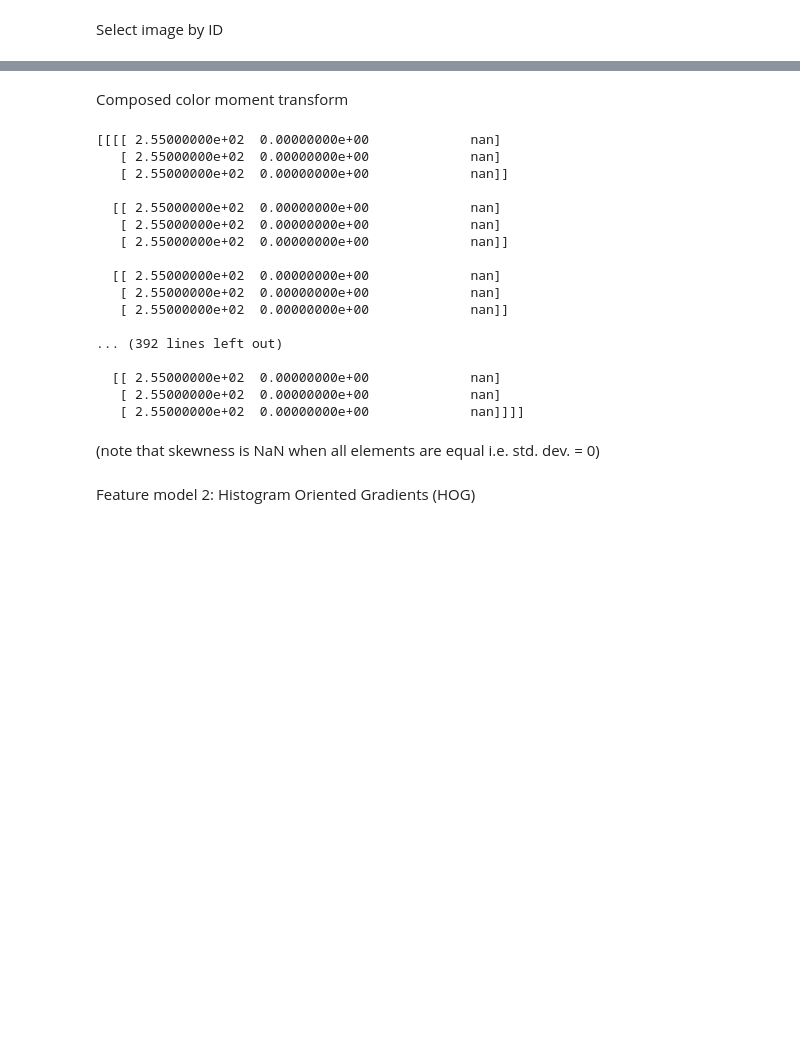
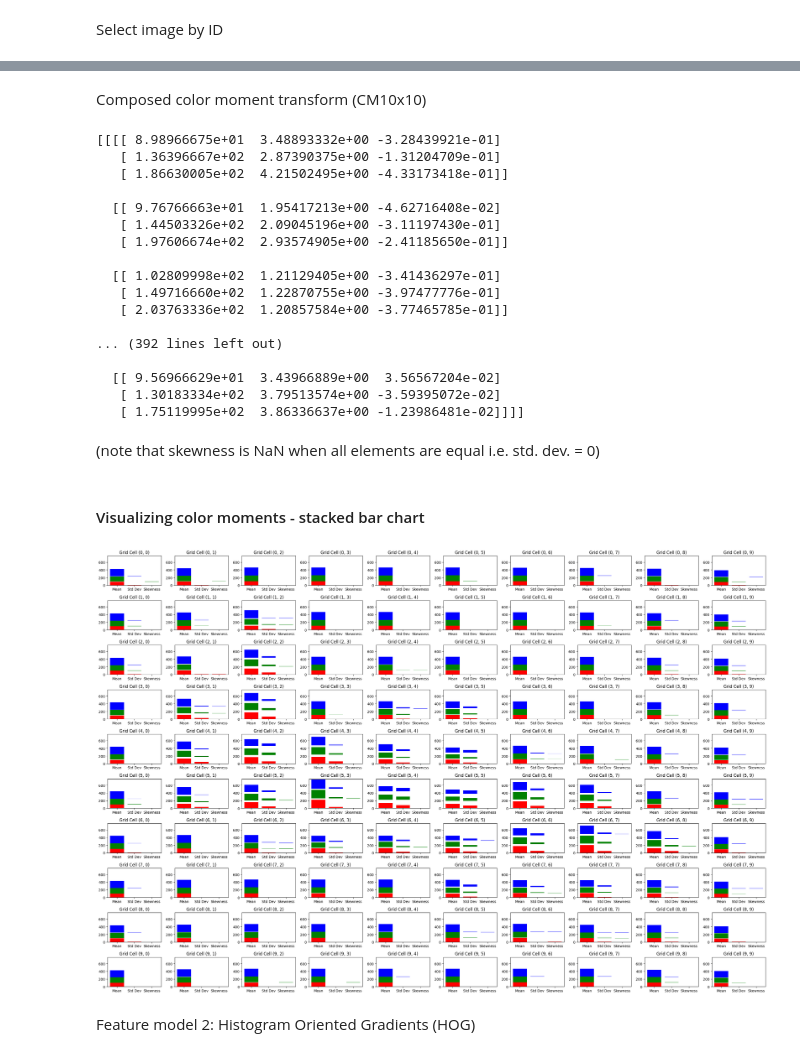
Before and after one commit to 20kaushik02/CSE515_MWDB_Project, a Jupyter notebook: 1.ipynb, the cells around one changed output, grey strips where cells are left out. Saved outputs shown, nothing was run; the diff lists cells and outputs as text; code cells hidden in the pictures; blank space fills up the shorter version.

```diff
--- a/1.ipynb
+++ b/1.ipynb
@@ -93,37 +88,79 @@ def combine_color_moments(grid_color_moments):
 # %% [markdown]
-Composed color moment transform
+Composed color moment transform (CM10x10)
 # %%
 CM_transform = transforms.Compose(
     [
         transforms.Resize((100, 300)),  # resize to H:W=100:300
-        GridPartition(rows=10, cols=10),    # partition into grid of 10 rows, 10 columns as a list
-        compute_color_moments_for_grid, # compute color moments
-        combine_color_moments,  # convert to tensor and resize as needed
+        GridPartition(
+            rows=10, cols=10
+        ),  # partition into grid of 10 rows, 10 columns as a list
+        compute_color_moments_for_grid,
+        combine_color_moments,
     ]
 )
 
-cm_fd = CM_transform(sample_image)
+if np.array(sample_image).shape[2] >= 3:
+    # no color moments for grayscale images
+    cm_fd = CM_transform(sample_image)
+else:
+    cm_fd = torch.zeros((10, 10, 3, 3))
+
 print(np.array(cm_fd))
 # %% [output]
-[[[[ 2.55000000e+02  0.00000000e+00             nan]
-   [ 2.55000000e+02  0.00000000e+00             nan]
-   [ 2.55000000e+02  0.00000000e+00             nan]]
+[[[[ 8.98966675e+01  3.48893332e+00 -3.28439921e-01]
+   [ 1.36396667e+02  2.87390375e+00 -1.31204709e-01]
+   [ 1.86630005e+02  4.21502495e+00 -4.33173418e-01]]
 
-  [[ 2.55000000e+02  0.00000000e+00             nan]
-   [ 2.55000000e+02  0.00000000e+00             nan]
-   [ 2.55000000e+02  0.00000000e+00             nan]]
+  [[ 9.76766663e+01  1.95417213e+00 -4.62716408e-02]
+   [ 1.44503326e+02  2.09045196e+00 -3.11197430e-01]
+   [ 1.97606674e+02  2.93574905e+00 -2.41185650e-01]]
 
-  [[ 2.55000000e+02  0.00000000e+00             nan]
-   [ 2.55000000e+02  0.00000000e+00             nan]
-   [ 2.55000000e+02  0.00000000e+00             nan]]
+  [[ 1.02809998e+02  1.21129405e+00 -3.41436297e-01]
+   [ 1.49716660e+02  1.22870755e+00 -3.97477776e-01]
+   [ 2.03763336e+02  1.20857584e+00 -3.77465785e-01]]
 
 ... (392 lines left out)
 
-  [[ 2.55000000e+02  0.00000000e+00             nan]
-   [ 2.55000000e+02  0.00000000e+00             nan]
-   [ 2.55000000e+02  0.00000000e+00             nan]]]]
+  [[ 9.56966629e+01  3.43966889e+00  3.56567204e-02]
+   [ 1.30183334e+02  3.79513574e+00 -3.59395072e-02]
+   [ 1.75119995e+02  3.86336637e+00 -1.23986481e-02]]]]
 # %% [markdown]
 (note that skewness is NaN when all elements are equal i.e. std. dev. = 0)
+# %% [markdown]
+#### Visualizing color moments - stacked bar chart
+# %%
+# cm_fd should be a NumPy array of shape (M, N, 3, 3), where (M, N) is the grid size
+
+# Define the number of grid cells (M and N)
+M, N = cm_fd.shape[:2]
+
+# Create subplots for each color moment (mean, standard deviation, skewness)
+fig, axes = plt.subplots(M, N, figsize=(27, 18))
+
+# Loop through each grid cell and visualize the color moments as stacked bar charts
+for i in range(M):
+    for j in range(N):
+        moments = cm_fd[i, j]
+        colors = ["red", "green", "blue"]
+
+        for c in range(3):
+            ax = axes[i, j]
+            ax.bar(
+                ["Mean", "Std Dev", "Skewness"],
+                moments[c],
+                color=colors[c],
+                bottom=np.sum(np.array(moments[:c])),
+            ) # stack channels
+            ax.set_ylim(
+                0, 3 * 255
+            )  # since max possible meanset can be [255, 255, 255] for entirely white grid cell
+            ax.set_title(f"Grid Cell ({i}, {j})")
+
+# Adjust spacing and show the plot
+plt.tight_layout()
+plt.show()
+# %% [output]
+[figure, added]
 # %% [markdown]
 Feature model 2: Histogram Oriented Gradients (HOG)
 # %%
```
Also changed, not shown: parts of 29 cells of this notebook, 2 other files.
